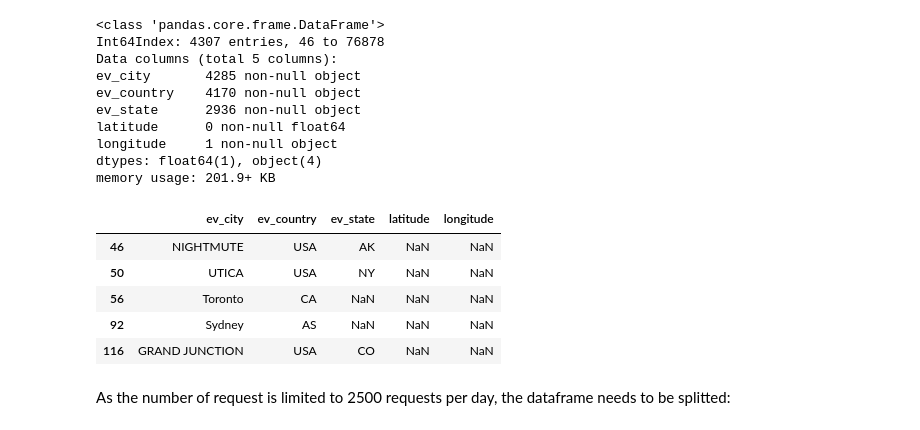
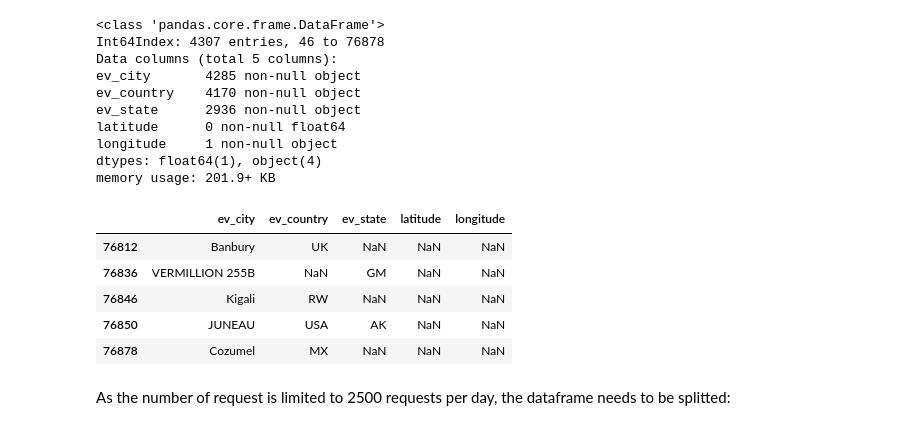
Before and after one commit to AeroPython/remove-before-flight, a Jupyter notebook: Getting missing latitude & longitude.ipynb, the cells around one changed output. Saved outputs shown, nothing was run; the diff lists cells and outputs as text; code cells hidden in the pictures.

```diff
--- a/Getting missing latitude & longitude.ipynb
+++ b/Getting missing latitude & longitude.ipynb
@@ -33,14 +33,14 @@ longitude     1 non-null object
 dtypes: float64(1), object(4)
 memory usage: 201.9+ KB
 # %%
-need_location.head()
+need_location.tail()
 # %% [output]
 |  | ev_city | ev_country | ev_state | latitude | longitude |
-| 46 | NIGHTMUTE | USA | AK | NaN | NaN |
-| 50 | UTICA | USA | NY | NaN | NaN |
-| 56 | Toronto | CA | NaN | NaN | NaN |
-| 92 | Sydney | AS | NaN | NaN | NaN |
-| 116 | GRAND JUNCTION | USA | CO | NaN | NaN |
+| 76812 | Banbury | UK | NaN | NaN | NaN |
+| 76836 | VERMILLION 255B | NaN | GM | NaN | NaN |
+| 76846 | Kigali | RW | NaN | NaN | NaN |
+| 76850 | JUNEAU | USA | AK | NaN | NaN |
+| 76878 | Cozumel | MX | NaN | NaN | NaN |
 # %%
 from utils.geoloc import GoogleMapsClient
 # %%
```
Also changed, not shown: parts of 5 cells of this notebook, 1 other file.
